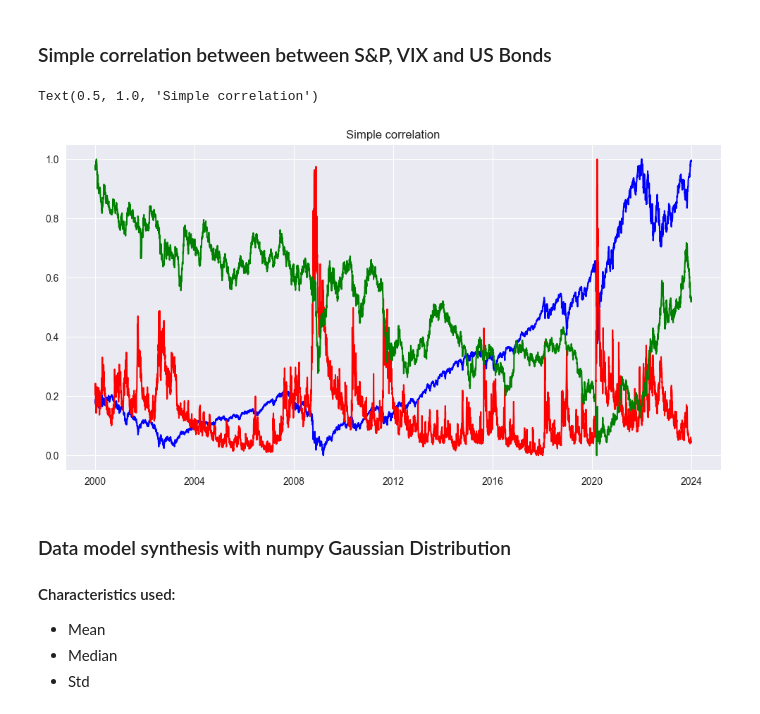
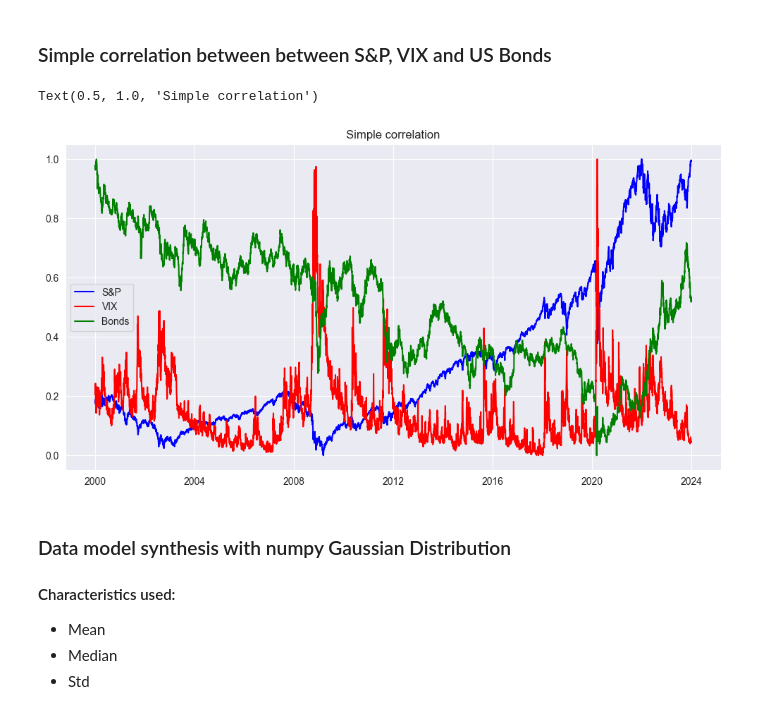
Before and after one commit to eddienubes/datascience-for-ek, a Jupyter notebook: project1/analysis.ipynb, the cells around one changed output. Cells and saved outputs as stored; diff of their text form; code cells hidden in the pictures.

```diff
--- a/project1/analysis.ipynb
+++ b/project1/analysis.ipynb
@@ -129,17 +129,18 @@ Text(0.5, 1.0, 'Correlation matrix')
 # %%
 fig, ax = plt.subplots(figsize=(12, 6))
 
 snp_norm = (snp_data['close'] - snp_data['close'].min()) / (snp_data['close'].max() - snp_data['close'].min())
 vix_norm = (vix_data['close'] - vix_data['close'].min()) / (vix_data['close'].max() - vix_data['close'].min())
 bonds_norm = (bonds_data['close'] - bonds_data['close'].min()) / (bonds_data['close'].max() - bonds_data['close'].min())
 
-ax.plot(snp_norm.index, snp_norm, color='b')
-ax.plot(vix_norm.index, vix_norm, color='r')
-ax.plot(bonds_norm.index, bonds_norm, color='g')
+ax.plot(snp_norm.index, snp_norm, color='b', label='S&P')
+ax.plot(vix_norm.index, vix_norm, color='r', label='VIX')
+ax.plot(bonds_norm.index, bonds_norm, color='g', label='Bonds')
+ax.legend()
 ax.set_title('Simple correlation')
 # %% [output]
 Text(0.5, 1.0, 'Simple correlation')
-[figure, old version]
+[figure, new version]
 # %% [markdown]
 ### Data model synthesis with numpy Gaussian Distribution
 #### Characteristics used:
```
Also changed, not shown: parts of 14 cells of this notebook.
